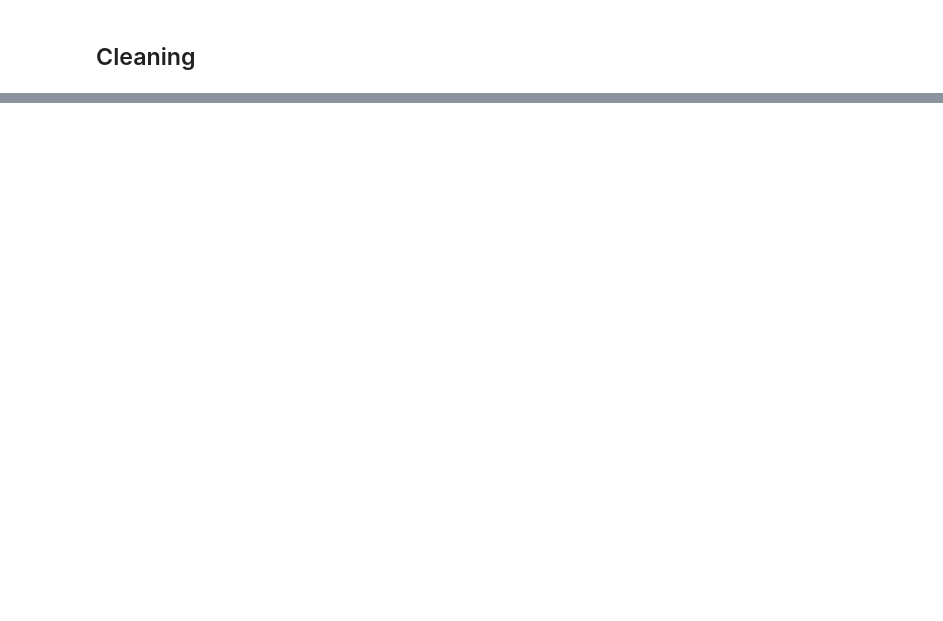
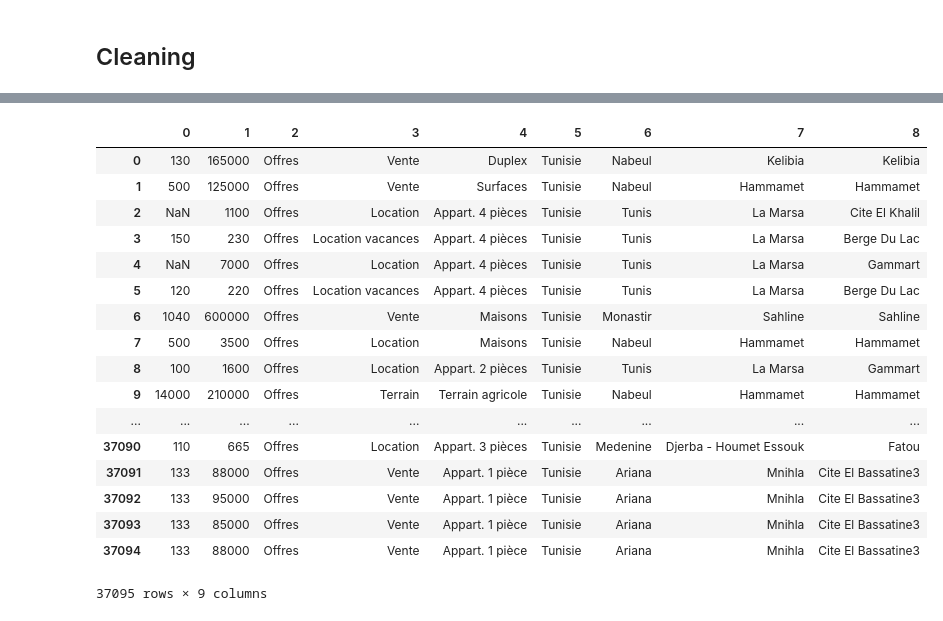
Before and after one commit to iyedg/rent_analysis, a Jupyter notebook: rent_analysis.ipynb, the cells around one changed output, grey strips where cells are left out. Saved outputs shown, nothing was run; the diff lists cells and outputs as text; code cells hidden in the pictures; blank space fills up the shorter version.

Commit message:
Cleaning with scikit-learn pipelines

```diff
--- a/rent_analysis.ipynb
+++ b/rent_analysis.ipynb
@@ -22,3 +33,0 @@ df.price = pd.to_numeric(
-# %%
-df.created = pd.to_datetime(df.created)
-df.edited = pd.to_datetime(df.edited)
@@ -80,0 +68,20 @@ See the caveats in the documentation: http://pandas.pydata.org/pandas-docs/stabl
+# %%
+class ColumnSplitterByChar(BaseEstimator, TransformerMixin):
+    """
+    Split a string column by a char and save the result in another column
+    """
+
+    def __init__(self, split_char, out_cols):
+        self.split_char = split_char
+        self.out_cols = out_cols
+
+    def fit(self, X, y=None):
+        return self
+
+    def transform(self, X):
+        # Assuming operations preserve order
+        # TODO: check they do
+        # TODO: error check for resulting columns and provided column names (pandas already does it)
+        return pd.DataFrame(
+            X.astype(str).str.split(self.split_char).tolist(),
+            columns=self.out_cols)
@@ -80,0 +114,41 @@ See the caveats in the documentation: http://pandas.pydata.org/pandas-docs/stabl
+# %%
+numerical_pipeline = Pipeline([("select_numerical",
+                                ColumnSelector(["area", "price"])),
+                               ("extract_numbers", NumFromStringExtractor())])
+
+category_pipeline = Pipeline(
+    [("select_category", ColumnSelector("category")),
+     ("split_column",
+      ColumnSplitterByChar(">", ["type", "transaction_type", "estate_type"]))])
+
+location_pipeline = Pipeline(
+    [("select_location", ColumnSelector("location")),
+     ("split_column",
+      ColumnSplitterByChar(
+          ">", ["_", "governorate", "delegation", "municipality"]))])
+
+pipeline = FeatureUnion([
+    ("numerical", numerical_pipeline),
+    ("category", category_pipeline),
+    ("location", location_pipeline)
+])
+pd.DataFrame(pipeline.fit_transform(df))
+# %% [output]
+|  | 0 | 1 | 2 | 3 | 4 | 5 | 6 | 7 | 8 |
+| 0 | 130 | 165000 | Offres | Vente | Duplex | Tunisie | Nabeul | Kelibia | Kelibia |
+| 1 | 500 | 125000 | Offres | Vente | Surfaces | Tunisie | Nabeul | Hammamet | Hammamet |
+| 2 | NaN | 1100 | Offres | Location | Appart. 4 pièces | Tunisie | Tunis | La Marsa | Cite El Khalil |
+| 3 | 150 | 230 | Offres | Location vacances | Appart. 4 pièces | Tunisie | Tunis | La Marsa | Berge Du Lac |
+| 4 | NaN | 7000 | Offres | Location | Appart. 4 pièces | Tunisie | Tunis | La Marsa | Gammart |
+| 5 | 120 | 220 | Offres | Location vacances | Appart. 4 pièces | Tunisie | Tunis | La Marsa | Berge Du Lac |
+| 6 | 1040 | 600000 | Offres | Vente | Maisons | Tunisie | Monastir | Sahline | Sahline |
+| 7 | 500 | 3500 | Offres | Location | Maisons | Tunisie | Nabeul | Hammamet | Hammamet |
+| 8 | 100 | 1600 | Offres | Location | Appart. 2 pièces | Tunisie | Tunis | La Marsa | Gammart |
+| 9 | 14000 | 210000 | Offres | Terrain | Terrain agricole | Tunisie | Nabeul | Hammamet | Hammamet |
+| ... | ... | ... | ... | ... | ... | ... | ... | ... | ... |
+| 37090 | 110 | 665 | Offres | Location | Appart. 3 pièces | Tunisie | Medenine | Djerba - Houmet Essouk | Fatou |
+| 37091 | 133 | 88000 | Offres | Vente | Appart. 1 pièce | Tunisie | Ariana | Mnihla | Cite El Bassatine3 |
+| 37092 | 133 | 95000 | Offres | Vente | Appart. 1 pièce | Tunisie | Ariana | Mnihla | Cite El Bassatine3 |
+| 37093 | 133 | 85000 | Offres | Vente | Appart. 1 pièce | Tunisie | Ariana | Mnihla | Cite El Bassatine3 |
+| 37094 | 133 | 88000 | Offres | Vente | Appart. 1 pièce | Tunisie | Ariana | Mnihla | Cite El Bassatine3 |
+37095 rows × 9 columns
```
Also changed, not shown: parts of 19 cells of this notebook.
